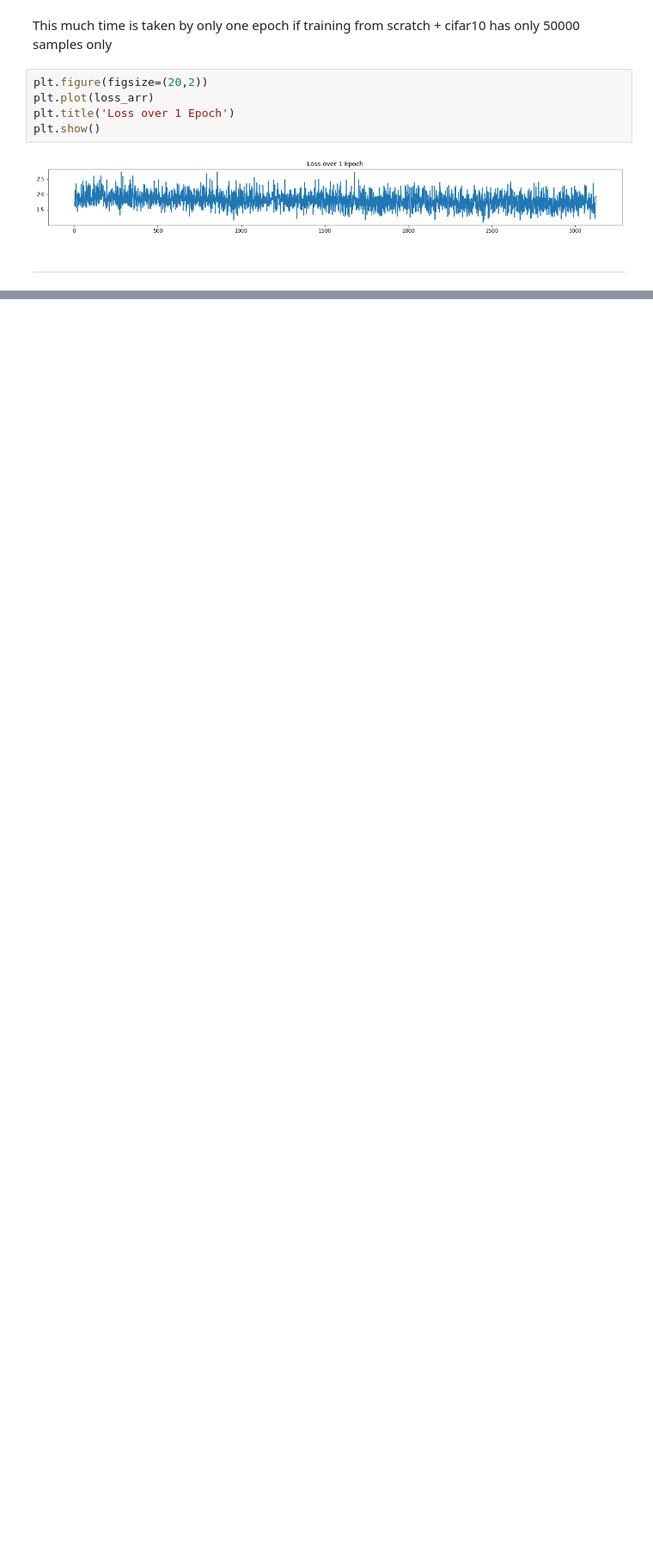
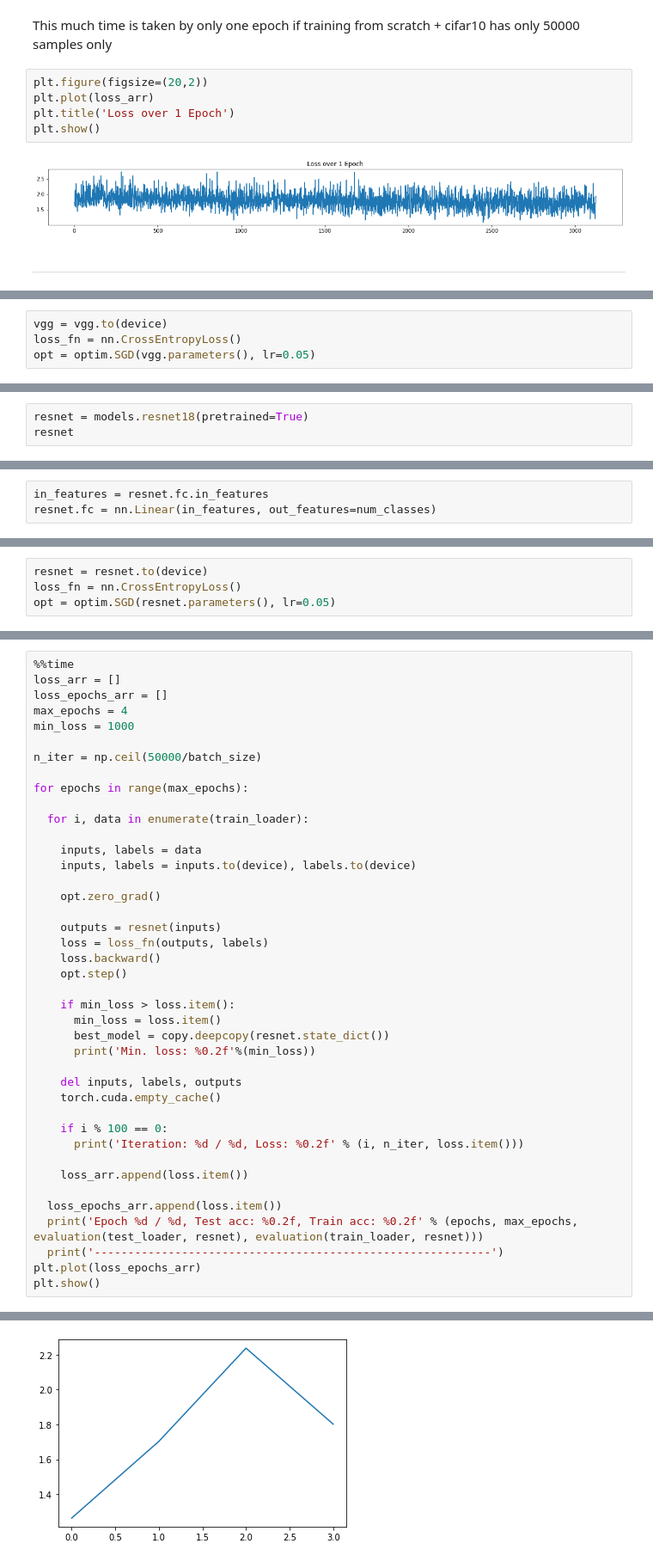
Before and after one commit to shobhitsundriyal/Revisit_ML, a Jupyter notebook: CNN_large_pytorch.ipynb, the cells around one changed output, grey strips where cells are left out. Shown at 86% size. Saved outputs shown, nothing was run; the diff lists cells and outputs as text; blank space fills up the shorter version.

```diff
--- a/CNN_large_pytorch.ipynb
+++ b/CNN_large_pytorch.ipynb
@@ -247,0 +268,4 @@ plt.show()
+# %%
+vgg = vgg.to(device)
+loss_fn = nn.CrossEntropyLoss()
+opt = optim.SGD(vgg.parameters(), lr=0.05)
@@ -247,0 +406,3 @@ plt.show()
+# %%
+resnet = models.resnet18(pretrained=True)
+resnet
@@ -247,0 +431,3 @@ plt.show()
+# %%
+in_features = resnet.fc.in_features
+resnet.fc = nn.Linear(in_features, out_features=num_classes)
@@ -247,0 +441,4 @@ plt.show()
+# %%
+resnet = resnet.to(device)
+loss_fn = nn.CrossEntropyLoss()
+opt = optim.SGD(resnet.parameters(), lr=0.05)
@@ -247,0 +447,42 @@ plt.show()
+# %%
+%%time
+loss_arr = []
+loss_epochs_arr = []
+max_epochs = 4
+min_loss = 1000
+
+n_iter = np.ceil(50000/batch_size)
+
+for epochs in range(max_epochs):
+
+  for i, data in enumerate(train_loader):
+
+    inputs, labels = data
+    inputs, labels = inputs.to(device), labels.to(device)
+
+    opt.zero_grad()
+
+    outputs = resnet(inputs)
+    loss = loss_fn(outputs, labels)
+    loss.backward()
+    opt.step()
+
+    if min_loss > loss.item():
+      min_loss = loss.item()
+      best_model = copy.deepcopy(resnet.state_dict())
+      print('Min. loss: %0.2f'%(min_loss))
+
+    del inputs, labels, outputs
+    torch.cuda.empty_cache()
+
+    if i % 100 == 0:
+      print('Iteration: %d / %d, Loss: %0.2f' % (i, n_iter, loss.item()))
+
+    loss_arr.append(loss.item())
+
+  loss_epochs_arr.append(loss.item())
+  print('Epoch %d / %d, Test acc: %0.2f, Train acc: %0.2f' % (epochs, max_epochs, evaluation(test_loader, resnet), evaluation(train_loader, resnet)))
+  print('-----------------------------------------------------------')
+plt.plot(loss_epochs_arr)
+plt.show()
+# %% [output]
@@ -247,0 +506 @@ plt.show()
+[figure, added]
```
Also changed, not shown: parts of 23 cells of this notebook.
